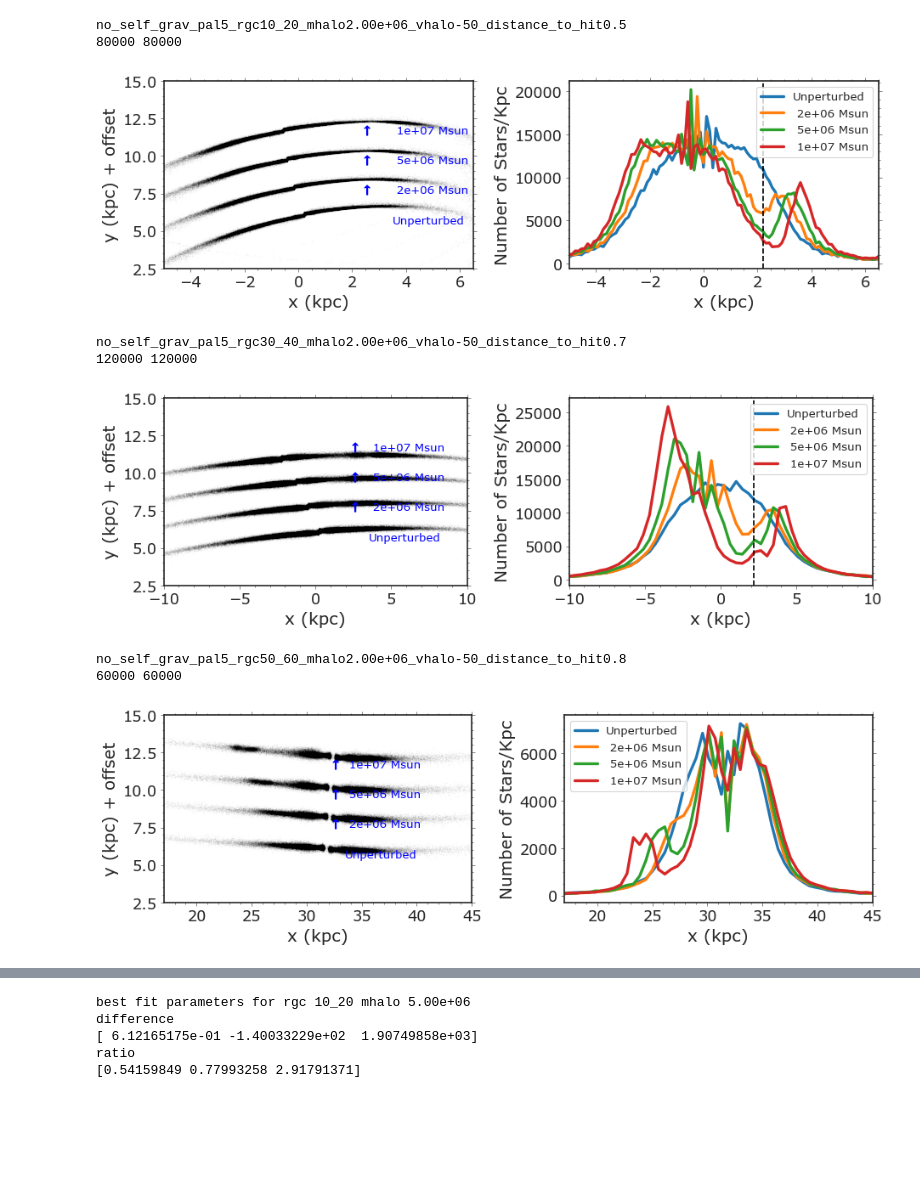
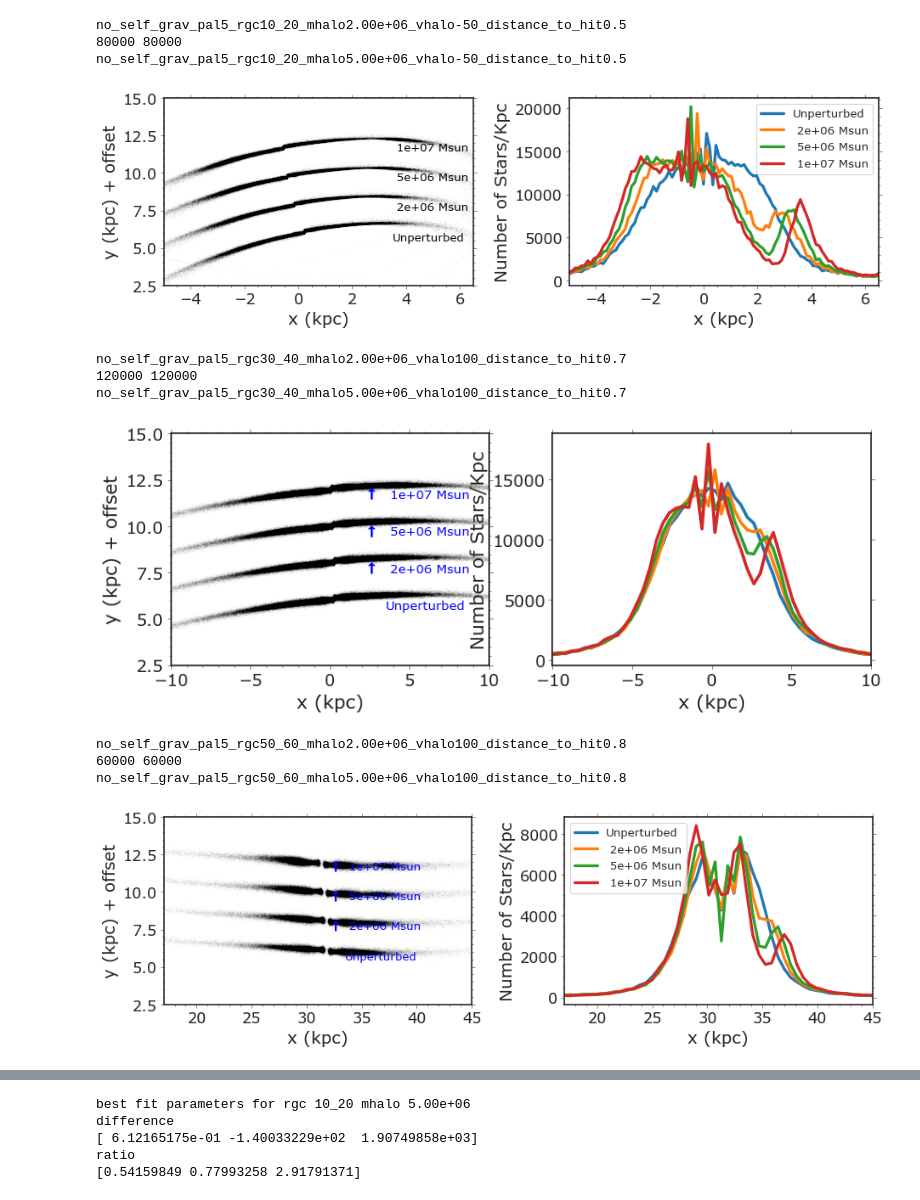
Before and after one commit to caganze/stellarstreams, a Jupyter notebook: notebooks/Poster Figures, Streams, Diagnostics.ipynb, the cells around one changed output, grey strips where cells are left out. Saved outputs shown, nothing was run; the diff lists cells and outputs as text; code cells hidden in the pictures; blank space fills up the shorter version.

```diff
--- a/notebooks/Poster Figures, Streams, Diagnostics.ipynb
+++ b/notebooks/Poster Figures, Streams, Diagnostics.ipynb
@@ -186,17 +187,17 @@ fig,(ax, ax1)=plt.subplots(figsize=(12,4), ncols=2)
 
 _ =visualize_stream('10_20', [-5, 6.5], [2.5, 15], xgrid, -50, ax, ax1, offset=2)
 
-ax.text(3.5, 11.5, " {:.0e} Msun".format(1e7) ,c='b', fontsize=12)
-ax.text(3.5, 9.5, " {:.0e} Msun".format(5e6) ,c='b', fontsize=12)
-ax.text(3.5, 7.5, " {:.0e} Msun".format(2e6) ,c='b', fontsize=12)
-ax.text(3.5, 5.5, "Unperturbed".format(5e6) ,c='b', fontsize=12)
+ax.text(3.5, 11.5, " {:.0e} Msun".format(1e7) ,c='k', fontsize=12)
+ax.text(3.5, 9.5, " {:.0e} Msun".format(5e6) ,c='k', fontsize=12)
+ax.text(3.5, 7.5, " {:.0e} Msun".format(2e6) ,c='k', fontsize=12)
+ax.text(3.5, 5.5, "Unperturbed".format(5e6) ,c='k', fontsize=12)
 
-ax.scatter(2.5,  11.75, color='b', marker='$\u2191$', s=100)
-ax.scatter(2.5,  9.75, color='b', marker='$\u2191$', s=100)
-ax.scatter(2.5,  7.75, color='b', marker='$\u2191$', s=100)
+ax.scatter(2.5,  11.75, color='w', marker='$\u2191$', s=100)
+ax.scatter(2.5,  9.75, color='w', marker='$\u2191$', s=100)
+ax.scatter(2.5,  7.75, color='w', marker='$\u2191$', s=100)
 
 ax1.legend(fontsize=12)
-ax1.axvline(2.2, linestyle='--', c='k')
+#ax1.axvline(2.2, linestyle='--', c='k')
 ax1.minorticks_on()
 plt.tight_layout()
 
@@ -204,4 +205,5 @@ plt.savefig(path_plot+'/streams{}.jpeg'.format('10_20'), bbox_inches='tight')
 # %% [output]
 no_self_grav_pal5_rgc10_20_mhalo2.00e+06_vhalo-50_distance_to_hit0.5
 80000 80000
+no_self_grav_pal5_rgc10_20_mhalo5.00e+06_vhalo-50_distance_to_hit0.5
-[figure, old version]
+[figure, new version]
@@ -208,38 +212,37 @@ no_self_grav_pal5_rgc10_20_mhalo2.00e+06_vhalo-50_distance_to_hit0.5
 # %%
 
 #distance_to_hit=0.7
 #xgrid=np.linspace(-11, 15, 100)
 #_= visualize_stream('30_40', [-11, 15], [2.5, 15], xgrid, -50, offset=1.5)
 
 xgrid=np.linspace(-10, 10, 50)
-vhalo=-50
+vhalo=100
 distance_to_hit=0.7
 #compare and contrast
 
 fig,(ax, ax1)=plt.subplots(figsize=(12,4), ncols=2)
 
 #_ =visualize_stream('10_20', [-qq, 6.5], [2.5, 15], xgrid, -50, ax, ax1, offset=2)
-_= visualize_stream('30_40', [-10, 10], [2.5, 15], xgrid, -50,   ax, ax1, offset=2)
+_= visualize_stream('30_40', [-10, 10], [2.5, 15], xgrid, vhalo,   ax, ax1, offset=2)
 
 ax.text(3.5, 11.5, " {:.0e} Msun".format(1e7) ,c='b', fontsize=12)
 ax.text(3.5, 9.5, " {:.0e} Msun".format(5e6) ,c='b', fontsize=12)
 ax.text(3.5, 7.5, " {:.0e} Msun".format(2e6) ,c='b', fontsize=12)
 ax.text(3.5, 5.5, "Unperturbed".format(5e6) ,c='b', fontsize=12)
 
 ax.scatter(2.5,  11.75, color='b', marker='$\u2191$', s=100)
 ax.scatter(2.5,  9.75, color='b', marker='$\u2191$', s=100)
 ax.scatter(2.5,  7.75, color='b', marker='$\u2191$', s=100)
 
-ax1.legend(fontsize=12)
-ax1.axvline(2.2, linestyle='--', c='k')
-ax1.minorticks_on()
-plt.tight_layout()
+
+
 
 plt.savefig(path_plot+'/streams{}.jpeg'.format('30_40'), bbox_inches='tight')
 # %% [output]
-no_self_grav_pal5_rgc30_40_mhalo2.00e+06_vhalo-50_distance_to_hit0.7
+no_self_grav_pal5_rgc30_40_mhalo2.00e+06_vhalo100_distance_to_hit0.7
 120000 120000
+no_self_grav_pal5_rgc30_40_mhalo5.00e+06_vhalo100_distance_to_hit0.7
-[figure, old version]
+[figure, new version]
 # %%
 #xgrid=np.linspace(17, 45, 100)
 #distance_to_hit=0.8
@@ -252,14 +255,14 @@ no_self_grav_pal5_rgc30_40_mhalo2.00e+06_vhalo-50_distance_to_hit0.7
 #_= visualize_stream('30_40', [-11, 15], [2.5, 15], xgrid, -50, offset=1.5)
 
 xgrid=np.linspace(17, 45, 50)
-vhalo=-50
+vhalo=100
 distance_to_hit=0.8
 #compare and contrast
 
 fig,(ax, ax1)=plt.subplots(figsize=(12,4), ncols=2)
 
 #_ =visualize_stream('10_20', [-qq, 6.5], [2.5, 15], xgrid, -50, ax, ax1, offset=2)
-_= visualize_stream('50_60', [17, 45], [2.5, 15], xgrid, -50,   ax, ax1, offset=2)
+_= visualize_stream('50_60', [17, 45], [2.5, 15], xgrid, vhalo,   ax, ax1, offset=2)
 
 ax.text(33.5, 11.5, " {:.0e} Msun".format(1e7) ,c='b', fontsize=12)
 ax.text(33.5, 9.5, " {:.0e} Msun".format(5e6) ,c='b', fontsize=12)
@@ -277,8 +280,9 @@ plt.tight_layout()
 
 plt.savefig(path_plot+'/streams{}.jpeg'.format('50_60'), bbox_inches='tight')
 # %% [output]
-no_self_grav_pal5_rgc50_60_mhalo2.00e+06_vhalo-50_distance_to_hit0.8
+no_self_grav_pal5_rgc50_60_mhalo2.00e+06_vhalo100_distance_to_hit0.8
 60000 60000
+no_self_grav_pal5_rgc50_60_mhalo5.00e+06_vhalo100_distance_to_hit0.8
-[figure, old version]
+[figure, new version]
 # %%
 xgrid=np.linspace(-5, 6.5, 100)
```
Also changed, not shown: parts of 12 cells of this notebook, 11 other files.
